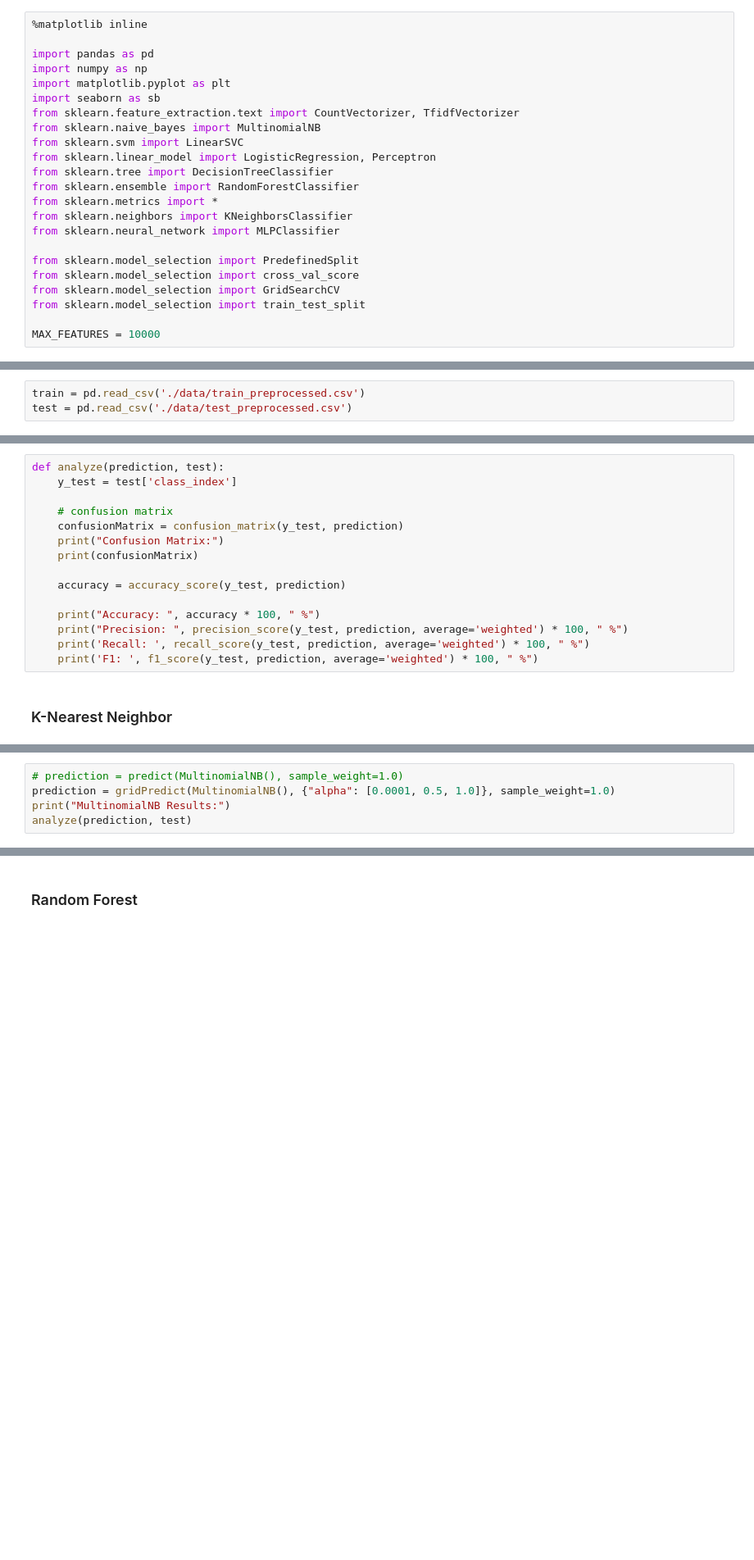
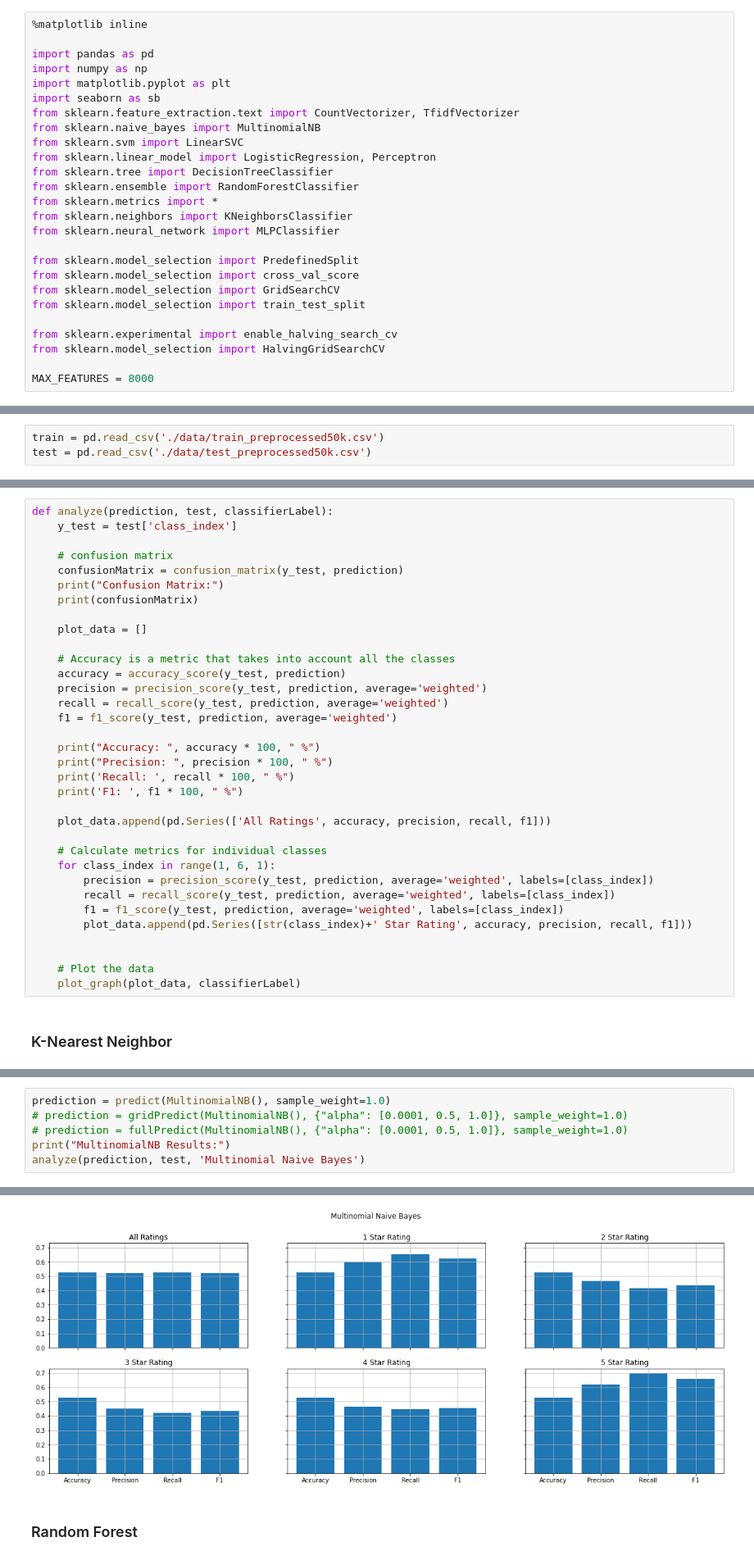
Before and after one commit to BrunoRosendo/feup_iart_proj2, a Jupyter notebook: amazonNLP.ipynb, the cells around one changed output, grey strips where cells are left out. Shown at 82% size. Drawn from its saved outputs; the diff is of its cells as text; blank space fills up the shorter version.

```diff
--- a/amazonNLP.ipynb
+++ b/amazonNLP.ipynb
@@ -28,15 +28,18 @@ from sklearn.model_selection import cross_val_score
 from sklearn.model_selection import GridSearchCV
 from sklearn.model_selection import train_test_split
 
-MAX_FEATURES = 10000
+from sklearn.experimental import enable_halving_search_cv
+from sklearn.model_selection import HalvingGridSearchCV
+
+MAX_FEATURES = 8000
 # %% [markdown]
 ## Implementation work
 # %% [markdown]
 ### Generating a data set
 #### Obtaining features from the Bag-of-Words model
 # %%
-train = pd.read_csv('./data/train_preprocessed.csv')
-test = pd.read_csv('./data/test_preprocessed.csv')
+train = pd.read_csv('./data/train_preprocessed50k.csv')
+test = pd.read_csv('./data/test_preprocessed50k.csv')
 # %% [markdown]
 Please choose one of the following vectorizers:
 #### Creating regular CountVectorizers (default)
@@ -129,5 +162,5 @@ def predict(clf, **arg):
 # %%
-def analyze(prediction, test):
+def analyze(prediction, test, classifierLabel):
     y_test = test['class_index']
 
     # confusion matrix
@@ -135,12 +168,31 @@ def analyze(prediction, test):
     print("Confusion Matrix:")
     print(confusionMatrix)
 
+    plot_data = []
+
+    # Accuracy is a metric that takes into account all the classes
     accuracy = accuracy_score(y_test, prediction)
+    precision = precision_score(y_test, prediction, average='weighted')
+    recall = recall_score(y_test, prediction, average='weighted')
+    f1 = f1_score(y_test, prediction, average='weighted')
 
     print("Accuracy: ", accuracy * 100, " %")
-    print("Precision: ", precision_score(y_test, prediction, average='weighted') * 100, " %")
-    print('Recall: ', recall_score(y_test, prediction, average='weighted') * 100, " %")
-    print('F1: ', f1_score(y_test, prediction, average='weighted') * 100, " %")
+    print("Precision: ", precision * 100, " %")
+    print('Recall: ', recall * 100, " %")
+    print('F1: ', f1 * 100, " %")
+
+    plot_data.append(pd.Series(['All Ratings', accuracy, precision, recall, f1]))
+
+    # Calculate metrics for individual classes
+    for class_index in range(1, 6, 1):
+        precision = precision_score(y_test, prediction, average='weighted', labels=[class_index])
+        recall = recall_score(y_test, prediction, average='weighted', labels=[class_index])
+        f1 = f1_score(y_test, prediction, average='weighted', labels=[class_index])
+        plot_data.append(pd.Series([str(class_index)+' Star Rating', accuracy, precision, recall, f1]))
+
+
+    # Plot the data
+    plot_graph(plot_data, classifierLabel)
 # %% [markdown]
 ### K-Nearest Neighbor
 # %%
@@ -166,6 +218,7 @@ F1:  27.661714033918283  %
 # %%
-# prediction = predict(MultinomialNB(), sample_weight=1.0)
-prediction = gridPredict(MultinomialNB(), {"alpha": [0.0001, 0.5, 1.0]}, sample_weight=1.0)
+prediction = predict(MultinomialNB(), sample_weight=1.0)
+# prediction = gridPredict(MultinomialNB(), {"alpha": [0.0001, 0.5, 1.0]}, sample_weight=1.0)
+# prediction = fullPredict(MultinomialNB(), {"alpha": [0.0001, 0.5, 1.0]}, sample_weight=1.0)
 print("MultinomialNB Results:")
-analyze(prediction, test)
+analyze(prediction, test, 'Multinomial Naive Bayes')
 # %% [output]
@@ -184,3 +236,4 @@ F1:  41.93226954097882  %
+[figure, added]
 # %% [markdown]
 ### Random Forest
 # %%
```
Also changed, not shown: parts of 18 cells of this notebook, 3 other files.
